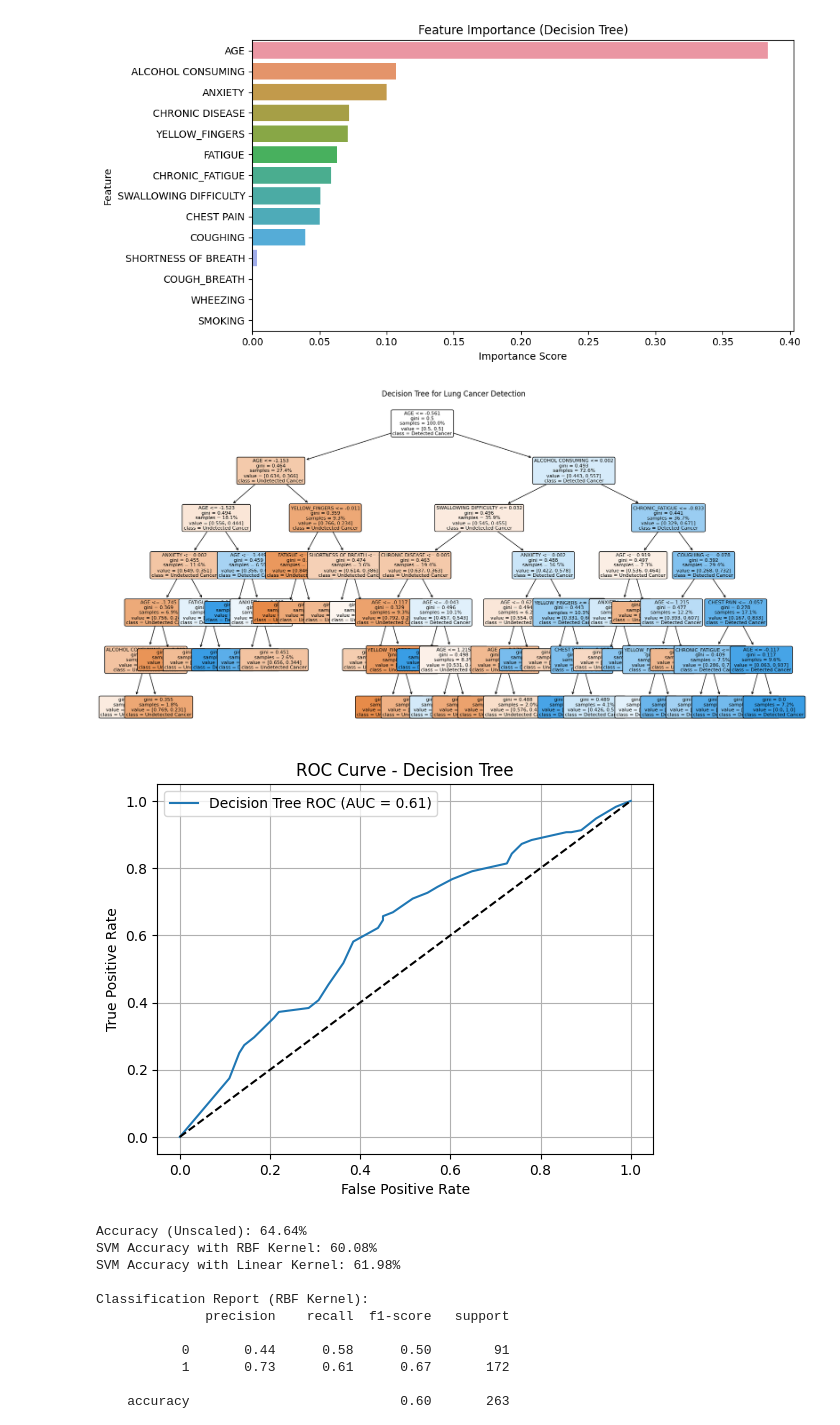
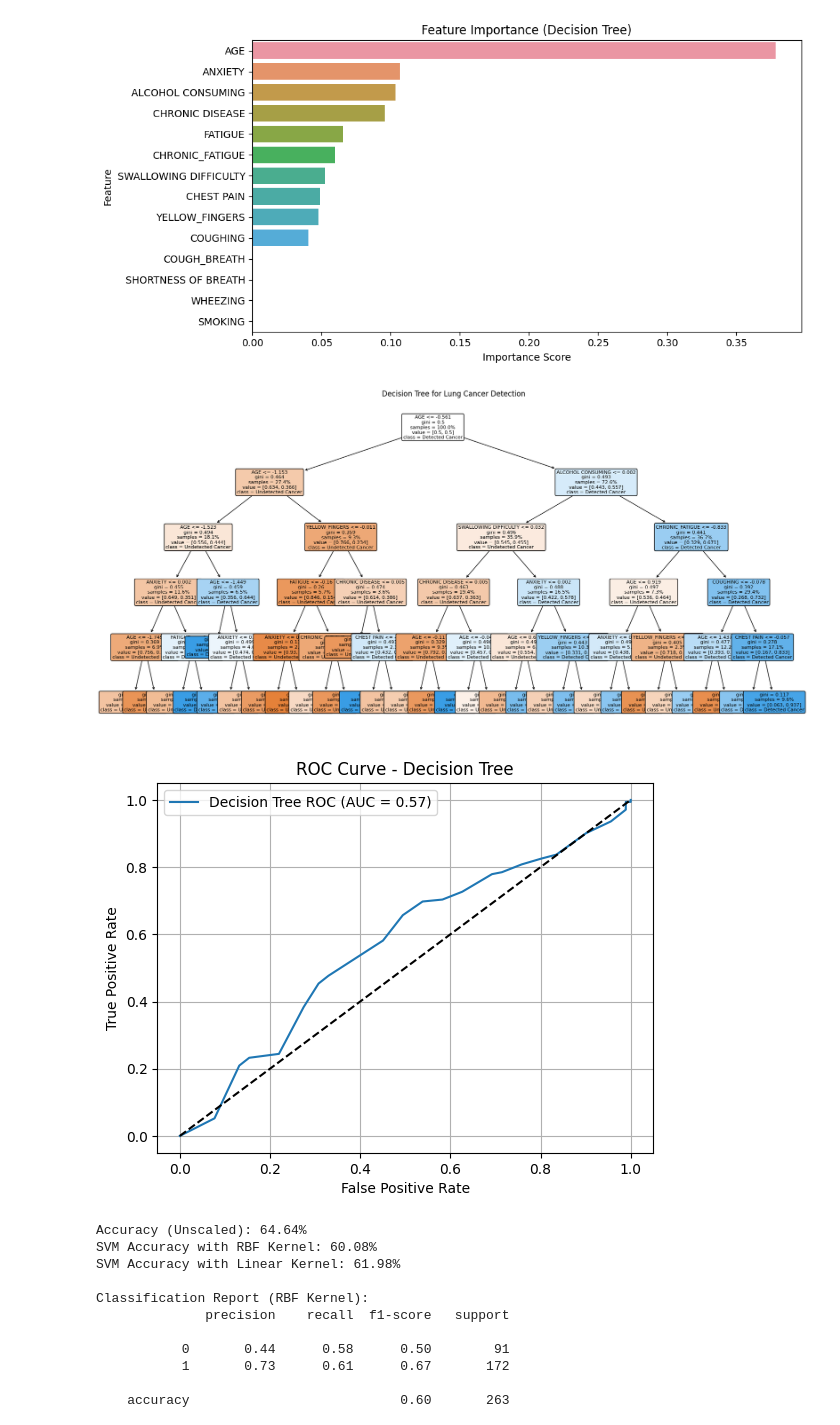
Before and after one commit to github-cweehy/Lung-Cancer-Detection-ML, a Jupyter notebook: lungcancer.ipynb, the cells around one changed output. Saved outputs shown, nothing was run; the diff lists cells and outputs as text; code cells hidden in the pictures.

```diff
--- a/lungcancer.ipynb
+++ b/lungcancer.ipynb
@@ -76,40 +75,52 @@ X_train, X_test, y_train, y_test = train_test_split(
 # Train & Evaluate ML Models
 # %%
 # Decision Tree
-dt_model = DecisionTreeClassifier(
-    max_depth=6,
-    min_samples_split=20,
-    min_samples_leaf=10,
-    class_weight='balanced',
-    random_state=42
+
+# Hyperparameter tuning with GridSearchCV
+param_grid = {
+    'max_depth': [3, 5, 6, 8],
+    'min_samples_split': [2, 10, 20],
+    'min_samples_leaf': [1, 5, 10]
+}
+
+dt_grid = GridSearchCV(
+    DecisionTreeClassifier(
+        class_weight='balanced',
+        random_state=42
+    ),
+    param_grid,
+    cv=5,
+    scoring='accuracy'
 )
 
-dt_model.fit(X_train, y_train)
+dt_grid.fit(X_train, y_train)
+dt_model = dt_grid.best_estimator_
+print(f"✅ Best Parameters: {dt_grid.best_params_}")
+print(f"✅ Cross-Validation Accuracy (Best Model): {dt_grid.best_score_ * 100:.2f}%")
+
+# Test prediction
 y_pred = dt_model.predict(X_test)
 
-# Calculate accuracy
+# Accuracy
 accuracy = accuracy_score(y_test, y_pred)
-print("✅ Model Accuracy: {:.2f}%".format(accuracy * 100))
+print("✅ Test Accuracy: {:.2f}%".format(accuracy * 100))
 print("\nClassification Report:")
 print(classification_report(y_test, y_pred))
 
-scores = cross_val_score(dt_model, X_train, y_train, cv=5)
-print("Cross-Validation Accuracy: {:.2f}%".format(scores.mean() * 100))
-
-#Confusion Matrix
+# Confusion Matrix
 cm = confusion_matrix(y_test, y_pred)
 plt.figure(figsize=(6, 4))
 sns.heatmap(cm, annot=True, fmt='d', cmap='Blues',
             xticklabels=['Undetected', 'Detected'],
             yticklabels=['Undetected', 'Detected'])
-plt.title('Confusion Matrix')
+plt.title('Confusion Matrix - Decision Tree')
 plt.ylabel('Actual')
 plt.xlabel('Predicted')
 plt.show()
 
-# feature importance plot
+# Feature importance
 importances = dt_model.feature_importances_
-feature_names = train.drop(['LUNG_CANCER'], axis=1).columns
+feature_names = X.columns
 sorted_idx = np.argsort(importances)[::-1]
 
 plt.figure(figsize=(10, 5))
@@ -120,13 +131,12 @@ plt.ylabel("Feature")
 plt.tight_layout()
 plt.show()
 
-
-# Decision Tree Graph
+# Tree Visualization
 plt.figure(figsize=(20, 10))
 plot_tree(
     dt_model,
     filled=True,
-    feature_names=X.columns,
+    feature_names=feature_names,
     class_names=['Undetected Cancer', 'Detected Cancer'],
     proportion=True,
     rounded=True,
@@ -135,14 +145,11 @@ plot_tree(
 plt.title("Decision Tree for Lung Cancer Detection")
 plt.show()
 
-# Predict probabilities for positive class
+# ROC Curve
 dt_prob = dt_model.predict_proba(X_test)[:, 1]
-
-# ROC and AUC
 fpr_dt, tpr_dt, _ = roc_curve(y_test, dt_prob)
 auc_dt = auc(fpr_dt, tpr_dt)
 
-# Plot ROC curve
 plt.figure()
 plt.plot(fpr_dt, tpr_dt, label=f'Decision Tree ROC (AUC = {auc_dt:.2f})')
 plt.plot([0, 1], [0, 1], 'k--')
@@ -170,6 +177,6 @@ Cross-Validation Accuracy: 61.82%
-[figure, old version]
+[figure, new version]
-[figure, old version]
+[figure, new version]
-[figure, old version]
+[figure, new version]
 # %%
 # SVM
 # standardized features
```
Also changed, not shown: parts of 5 cells of this notebook.
